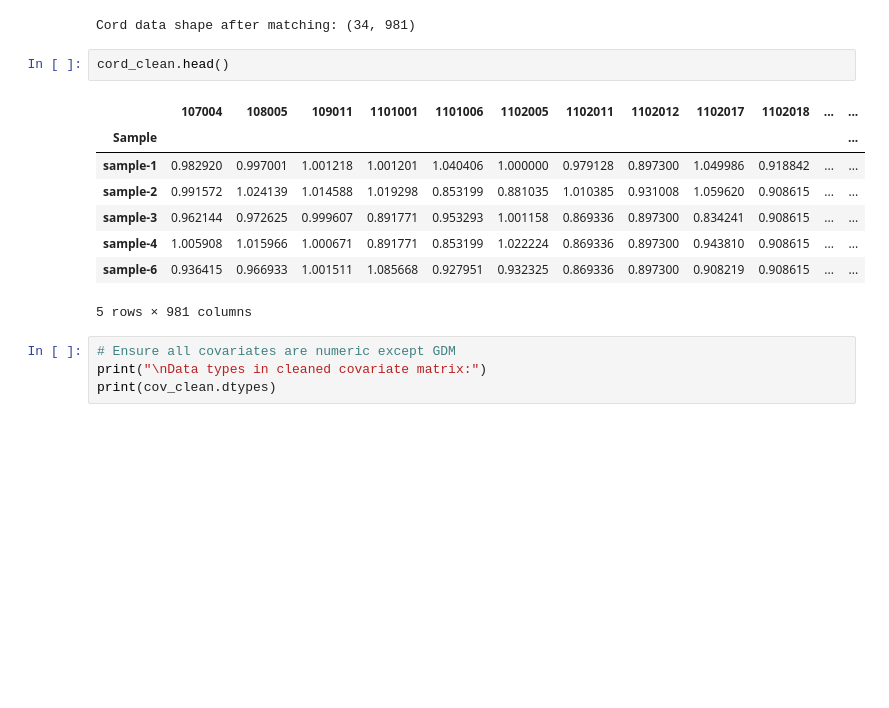
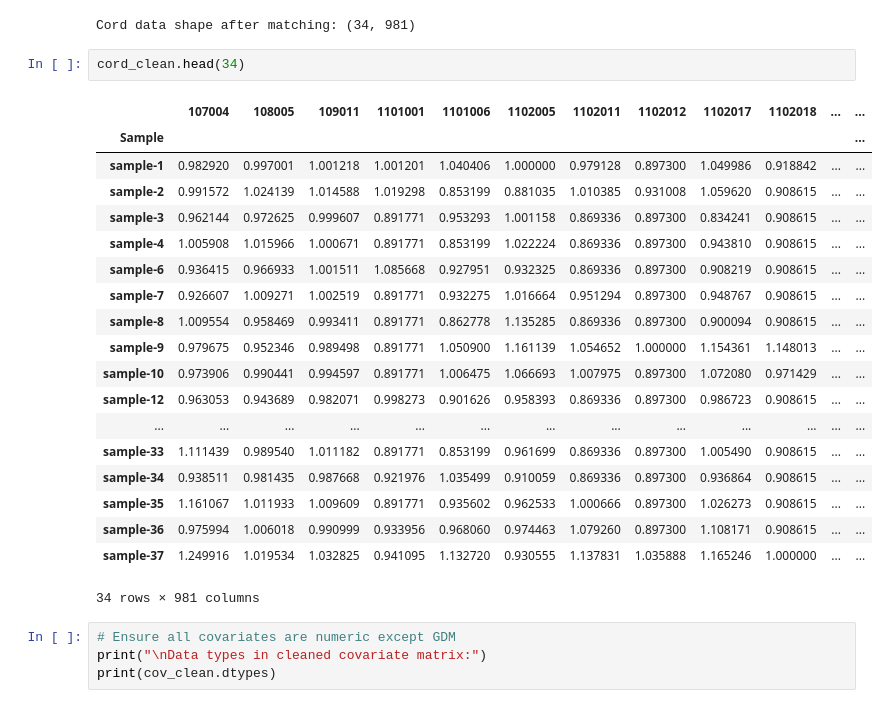
Before and after one commit to aishwaryasalvi777/End-to-End-Metabolomics-Biomarker-Modeling-Pipeline, a Jupyter notebook: src/scripts/08_ML_modeling.ipynb, the cells around one changed output. Cells and saved outputs as stored; diff of their text form; blank space fills up the shorter version.

```diff
--- a/src/scripts/08_ML_modeling.ipynb
+++ b/src/scripts/08_ML_modeling.ipynb
@@ -410,16 +410,27 @@ print(f"\nCord data shape after matching: {cord_clean.shape}")
 # %% [output]
 Cord data shape after matching: (34, 981)
 # %%
-cord_clean.head()
+cord_clean.head(34)
 # %% [output]
 |  | 107004 | 108005 | 109011 | 1101001 | 1101006 | 1102005 | 1102011 | 1102012 | 1102017 | 1102018 | ... | ... |
 | Sample |  |  |  |  |  |  |  |  |  |  |  | ... |
 | sample-1 | 0.982920 | 0.997001 | 1.001218 | 1.001201 | 1.040406 | 1.000000 | 0.979128 | 0.897300 | 1.049986 | 0.918842 | ... | ... |
 | sample-2 | 0.991572 | 1.024139 | 1.014588 | 1.019298 | 0.853199 | 0.881035 | 1.010385 | 0.931008 | 1.059620 | 0.908615 | ... | ... |
 | sample-3 | 0.962144 | 0.972625 | 0.999607 | 0.891771 | 0.953293 | 1.001158 | 0.869336 | 0.897300 | 0.834241 | 0.908615 | ... | ... |
 | sample-4 | 1.005908 | 1.015966 | 1.000671 | 0.891771 | 0.853199 | 1.022224 | 0.869336 | 0.897300 | 0.943810 | 0.908615 | ... | ... |
 | sample-6 | 0.936415 | 0.966933 | 1.001511 | 1.085668 | 0.927951 | 0.932325 | 0.869336 | 0.897300 | 0.908219 | 0.908615 | ... | ... |
+| sample-7 | 0.926607 | 1.009271 | 1.002519 | 0.891771 | 0.932275 | 1.016664 | 0.951294 | 0.897300 | 0.948767 | 0.908615 | ... | ... |
+| sample-8 | 1.009554 | 0.958469 | 0.993411 | 0.891771 | 0.862778 | 1.135285 | 0.869336 | 0.897300 | 0.900094 | 0.908615 | ... | ... |
+| sample-9 | 0.979675 | 0.952346 | 0.989498 | 0.891771 | 1.050900 | 1.161139 | 1.054652 | 1.000000 | 1.154361 | 1.148013 | ... | ... |
+| sample-10 | 0.973906 | 0.990441 | 0.994597 | 0.891771 | 1.006475 | 1.066693 | 1.007975 | 0.897300 | 1.072080 | 0.971429 | ... | ... |
+| sample-12 | 0.963053 | 0.943689 | 0.982071 | 0.998273 | 0.901626 | 0.958393 | 0.869336 | 0.897300 | 0.986723 | 0.908615 | ... | ... |
+| ... | ... | ... | ... | ... | ... | ... | ... | ... | ... | ... | ... | ... |
+| sample-33 | 1.111439 | 0.989540 | 1.011182 | 0.891771 | 0.853199 | 0.961699 | 0.869336 | 0.897300 | 1.005490 | 0.908615 | ... | ... |
+| sample-34 | 0.938511 | 0.981435 | 0.987668 | 0.921976 | 1.035499 | 0.910059 | 0.869336 | 0.897300 | 0.936864 | 0.908615 | ... | ... |
+| sample-35 | 1.161067 | 1.011933 | 1.009609 | 0.891771 | 0.935602 | 0.962533 | 1.000666 | 0.897300 | 1.026273 | 0.908615 | ... | ... |
+| sample-36 | 0.975994 | 1.006018 | 0.990999 | 0.933956 | 0.968060 | 0.974463 | 1.079260 | 0.897300 | 1.108171 | 0.908615 | ... | ... |
+| sample-37 | 1.249916 | 1.019534 | 1.032825 | 0.941095 | 1.132720 | 0.930555 | 1.137831 | 1.035888 | 1.165246 | 1.000000 | ... | ... |
-5 rows × 981 columns
+34 rows × 981 columns
 # %%
 # Ensure all covariates are numeric except GDM
 print("\nData types in cleaned covariate matrix:")
```
